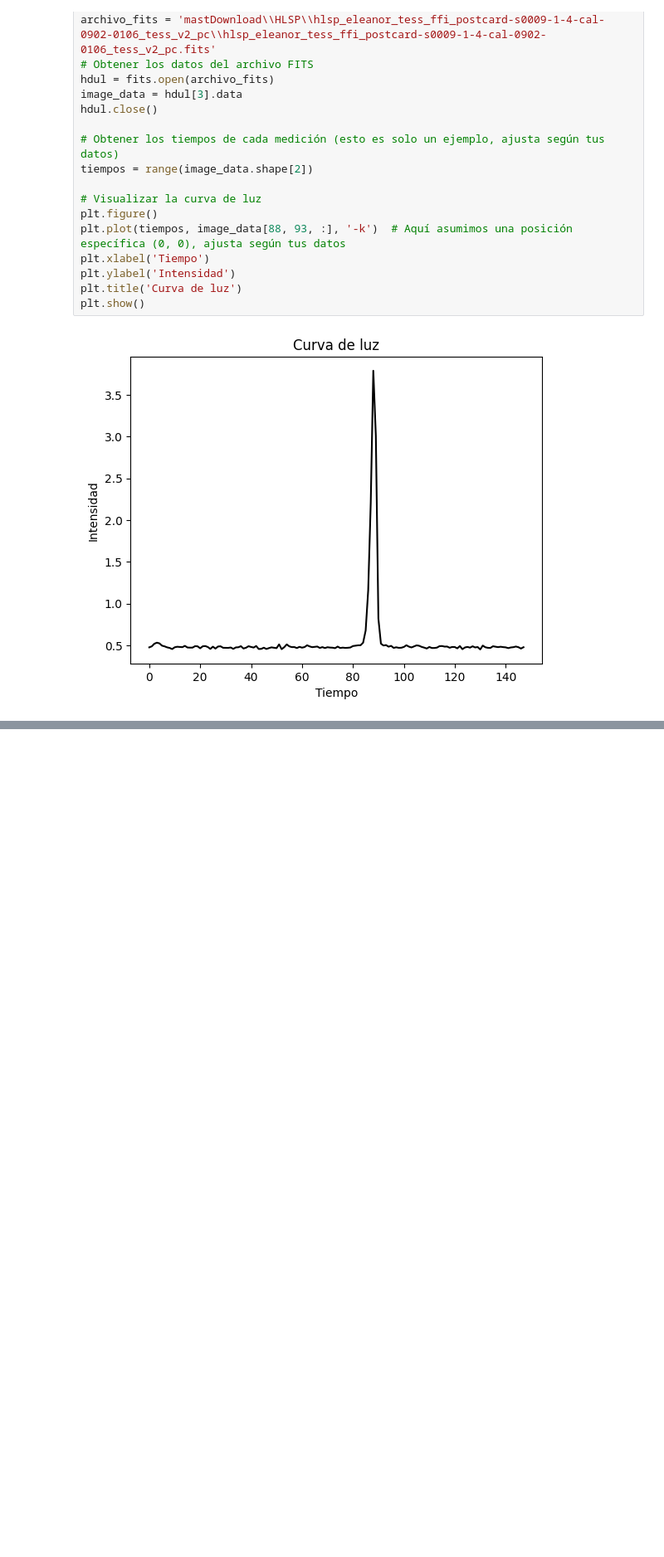
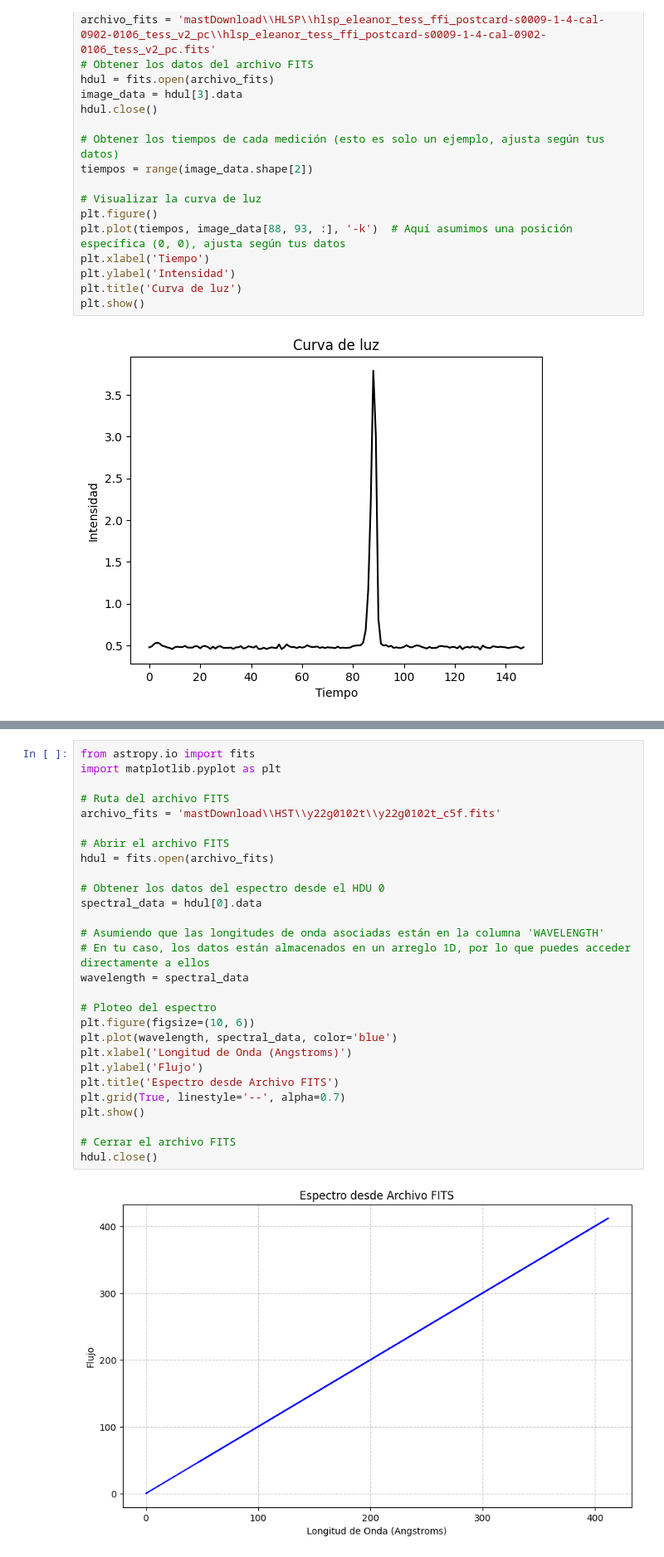
Before and after one commit to mapsm12/GETspectrum, a Jupyter notebook: RBMEASURE.ipynb, the cells around one changed output, grey strips where cells are left out. Shown: that part at 83% size. Cells and saved outputs as stored; diff of their text form; blank space fills up the shorter version.

```diff
--- a/RBMEASURE.ipynb
+++ b/RBMEASURE.ipynb
@@ -865,0 +1156,30 @@ plt.show()
+# %%
+from astropy.io import fits
+import matplotlib.pyplot as plt
+
+# Ruta del archivo FITS
+archivo_fits = 'mastDownload\\HST\\y22g0102t\\y22g0102t_c5f.fits'
+
+# Abrir el archivo FITS
+hdul = fits.open(archivo_fits)
+
+# Obtener los datos del espectro desde el HDU 0
+spectral_data = hdul[0].data
+
+# Asumiendo que las longitudes de onda asociadas están en la columna 'WAVELENGTH'
+# En tu caso, los datos están almacenados en un arreglo 1D, por lo que puedes acceder directamente a ellos
+wavelength = spectral_data
+
+# Ploteo del espectro
+plt.figure(figsize=(10, 6))
+plt.plot(wavelength, spectral_data, color='blue')
+plt.xlabel('Longitud de Onda (Angstroms)')
+plt.ylabel('Flujo')
+plt.title('Espectro desde Archivo FITS')
+plt.grid(True, linestyle='--', alpha=0.7)
+plt.show()
+
+# Cerrar el archivo FITS
+hdul.close()
+# %% [output]
+[figure, added]
```
Also changed, not shown: parts of 19 cells of this notebook, 20 other files.
